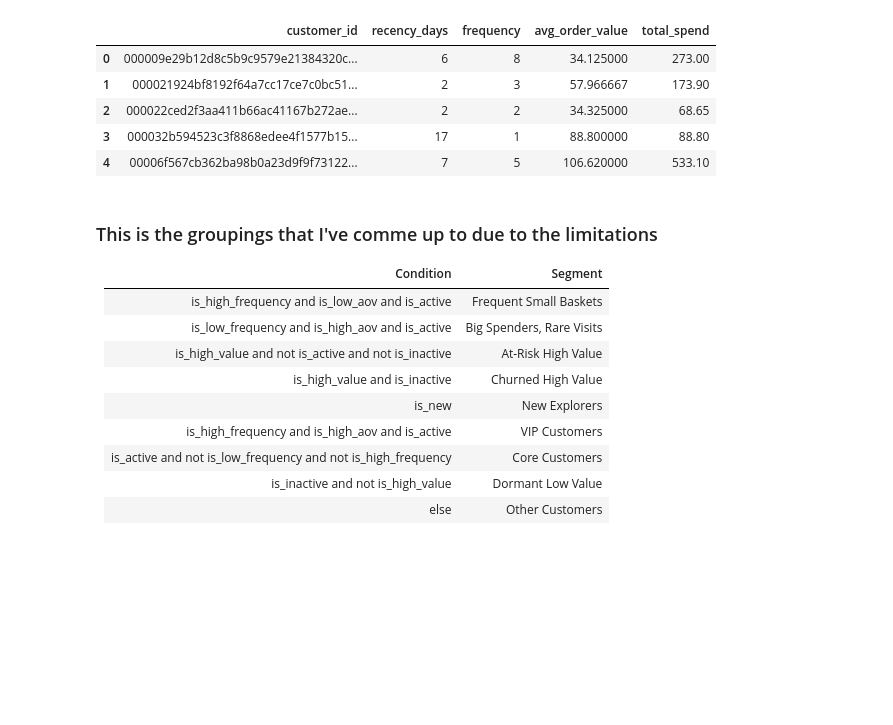
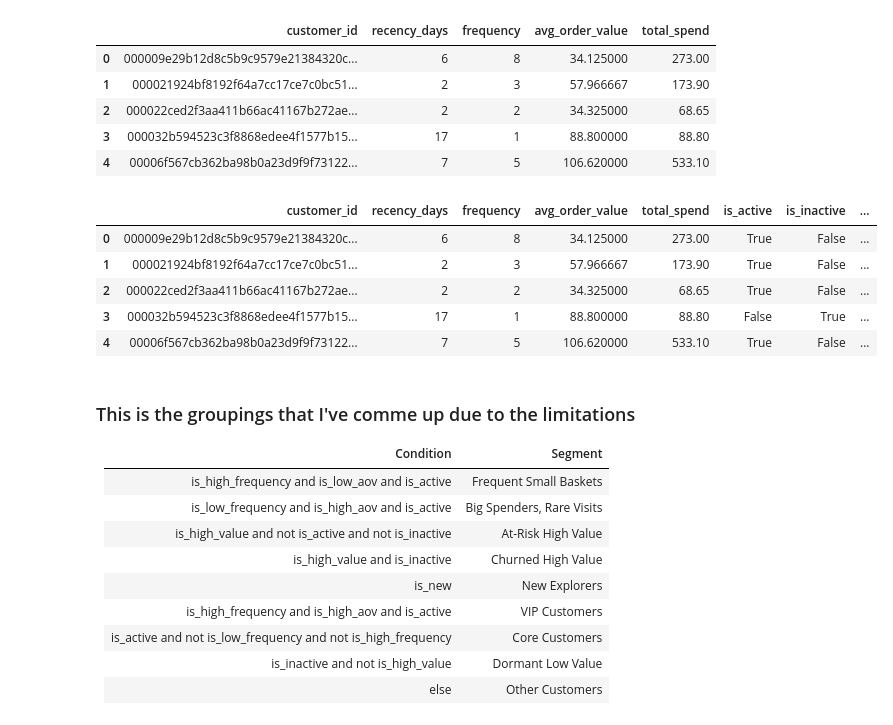
Before and after one commit to henriquehashimoto/ifood_coupon_analysis, a Jupyter notebook: notebooks/03_segmentations.ipynb, the cells around one changed output. Cells and saved outputs as stored; diff of their text form; code cells hidden in the pictures; blank space fills up the shorter version.

```diff
--- a/notebooks/03_segmentations.ipynb
+++ b/notebooks/03_segmentations.ipynb
@@ -146,7 +146,7 @@ rfm.head()
 #Create Binary Segment Indicators
 
 # Define thresholds based on specific needs of this dataset; Changing some numbers that is usually the default
-#   For example, rececency is usually 30, for active and 60 for new and 90 for inactie
+#   For example, rececency is usually 30, 30-60 for inactive and for new is if the first order **ever** was in the last 30-60 days
 #   I've to change to lower values
 
 #======================
@@ -154,36 +154,45 @@ rfm.head()
 #======================
 recent_threshold = 7                          # Consider active if ordered in last 7 days
 rfm['is_active'] = rfm['recency_days'] <= recent_threshold
 rfm['is_inactive'] = rfm['recency_days'] > 15 # Inactive if no orders in 15+ days
 
 
 #======================
 # Frequency thresholds
 #======================
 high_freq_threshold = rfm['frequency'].quantile(0.75)  # Top 25% by frequency
 low_freq_threshold = rfm['frequency'].quantile(0.25)   # Bottom 25% by frequency
 rfm['is_high_frequency'] = rfm['frequency'] >= high_freq_threshold
 rfm['is_low_frequency'] = rfm['frequency'] <= low_freq_threshold
 
 
 #======================
 # AOV (Average Order Value) thresholds
 #======================
 high_aov_threshold = rfm['avg_order_value'].quantile(0.75)  # Top 25% by AOV
 low_aov_threshold = rfm['avg_order_value'].quantile(0.25)   # Bottom 25% by AOV
 rfm['is_high_aov'] = rfm['avg_order_value'] >= high_aov_threshold
 rfm['is_low_aov'] = rfm['avg_order_value'] <= low_aov_threshold
 
 #======================
 # Total value thresholds
 #======================
 high_value_threshold = rfm['total_spend'].quantile(0.75)  # Top 25% by total spend
 rfm['is_high_value'] = rfm['total_spend'] >= high_value_threshold
 
 # New customer indicator (low frequency but recent)
-rfm['is_new'] = (rfm['frequency'] <= 3) & (rfm['recency_days'] <= 60)
+rfm['is_new'] = (rfm['frequency'] <= 3) & (rfm['recency_days'] <= 20)
+
+rfm.head()
+# %% [output]
+|  | customer_id | recency_days | frequency | avg_order_value | total_spend | is_active | is_inactive | ... |
+| 0 | 000009e29b12d8c5b9c9579e21384320c... | 6 | 8 | 34.125000 | 273.00 | True | False | ... |
+| 1 | 000021924bf8192f64a7cc17ce7c0bc51... | 2 | 3 | 57.966667 | 173.90 | True | False | ... |
+| 2 | 000022ced2f3aa411b66ac41167b272ae... | 2 | 2 | 34.325000 | 68.65 | True | False | ... |
+| 3 | 000032b594523c3f8868edee4f1577b15... | 17 | 1 | 88.800000 | 88.80 | False | True | ... |
+| 4 | 00006f567cb362ba98b0a23d9f9f73122... | 7 | 5 | 106.620000 | 533.10 | True | False | ... |
 # %% [markdown]
-### This is the groupings that I've comme up to due to the limitations
+### This is the groupings that I've comme up due to the limitations
 
 | Condition                                             | Segment                     |
 |------------------------------------------------------|-----------------------------|
```
Also changed, not shown: parts of 7 cells of this notebook, 1 other file.
